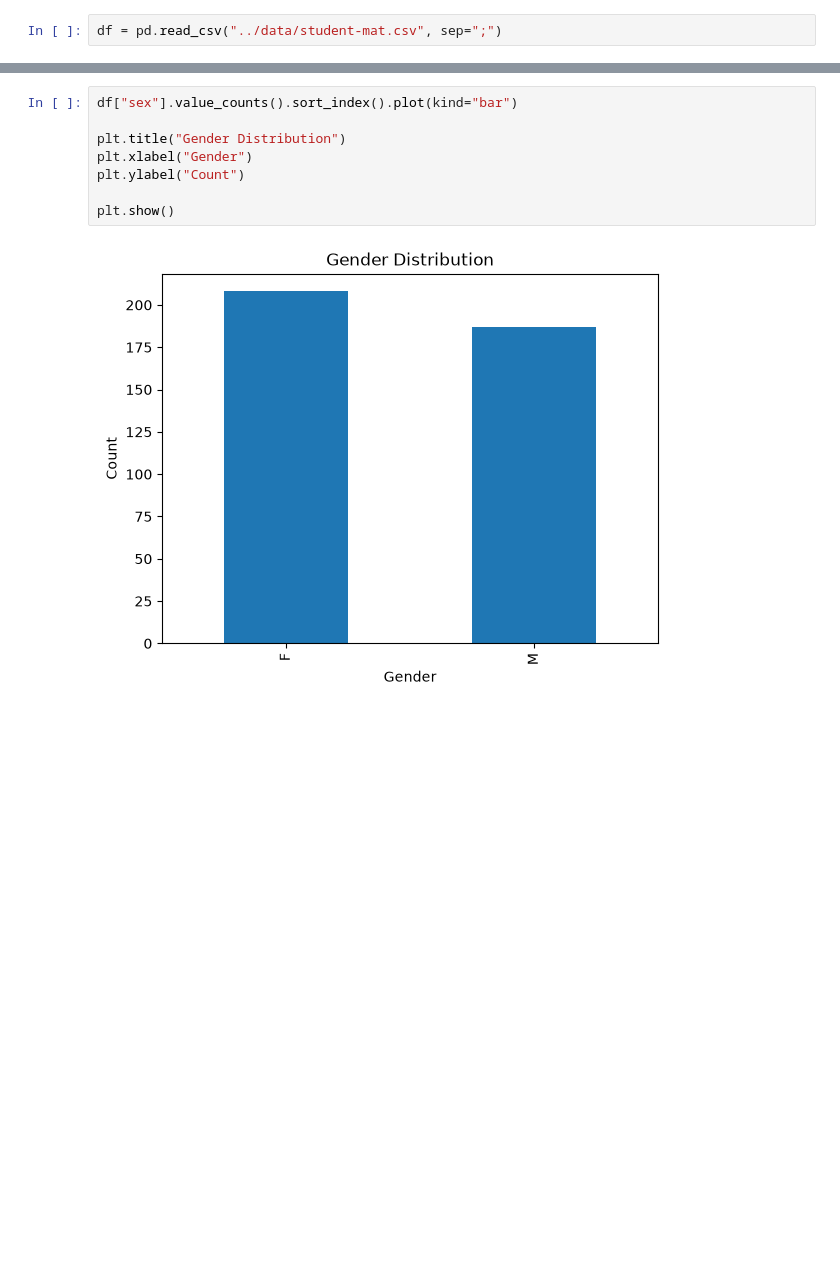
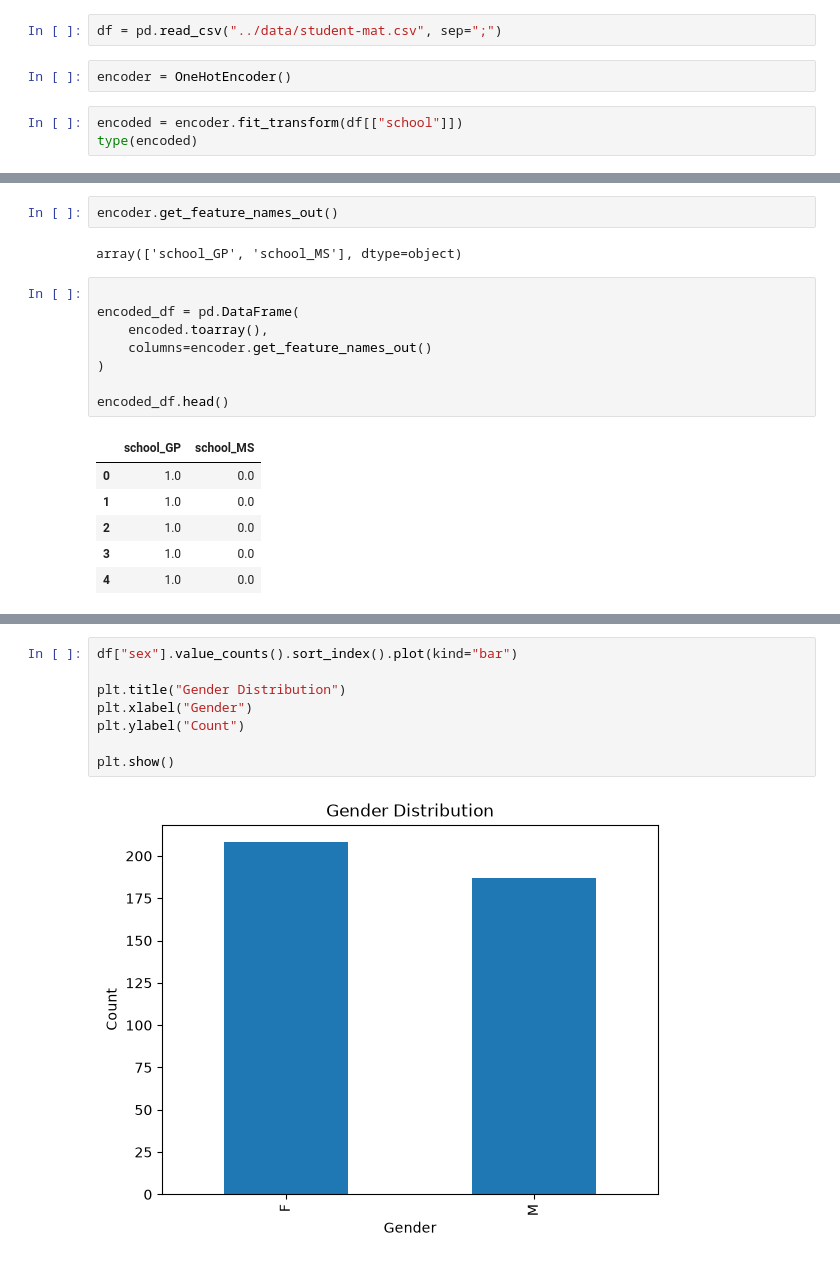
Before and after one commit to Ayusshi/student_exam_pass_prediction, a Jupyter notebook: notebooks/Student_Exam_Pass_Prediction.ipynb, the cells around one changed output, grey strips where cells are left out. Cells and saved outputs as stored; diff of their text form; blank space fills up the shorter version.

```diff
--- a/notebooks/Student_Exam_Pass_Prediction.ipynb
+++ b/notebooks/Student_Exam_Pass_Prediction.ipynb
@@ -4,3 +5,8 @@ import seaborn as sns
 import matplotlib.pyplot as plt
 # %%
 df = pd.read_csv("../data/student-mat.csv", sep=";")
+# %%
+encoder = OneHotEncoder()
+# %%
+encoded = encoder.fit_transform(df[["school"]])
+type(encoded)
@@ -6,0 +35,19 @@ df = pd.read_csv("../data/student-mat.csv", sep=";")
+# %%
+encoder.get_feature_names_out()
+# %% [output]
+array(['school_GP', 'school_MS'], dtype=object)
+# %%
+
+encoded_df = pd.DataFrame(
+    encoded.toarray(),
+    columns=encoder.get_feature_names_out()
+)
+
+encoded_df.head()
+# %% [output]
+|  | school_GP | school_MS |
+| 0 | 1.0 | 0.0 |
+| 1 | 1.0 | 0.0 |
+| 2 | 1.0 | 0.0 |
+| 3 | 1.0 | 0.0 |
+| 4 | 1.0 | 0.0 |
```
Also changed, not shown: parts of 10 cells of this notebook.
